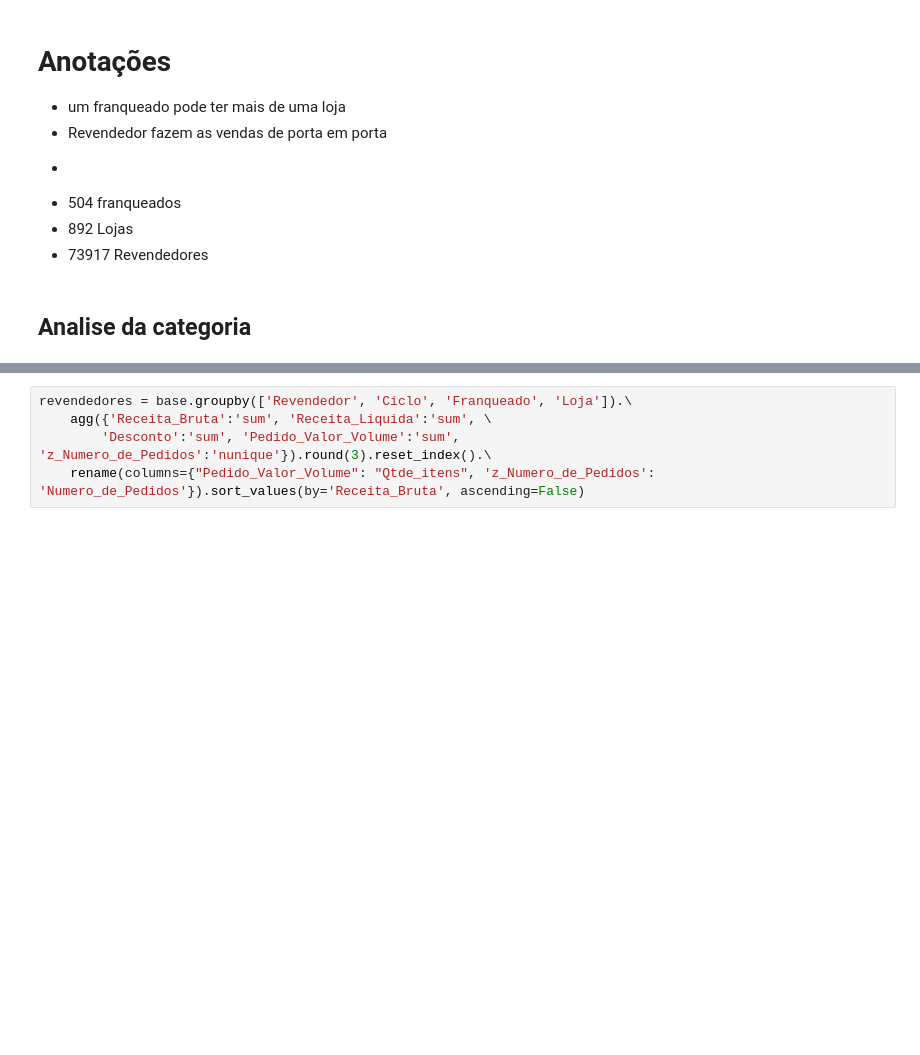
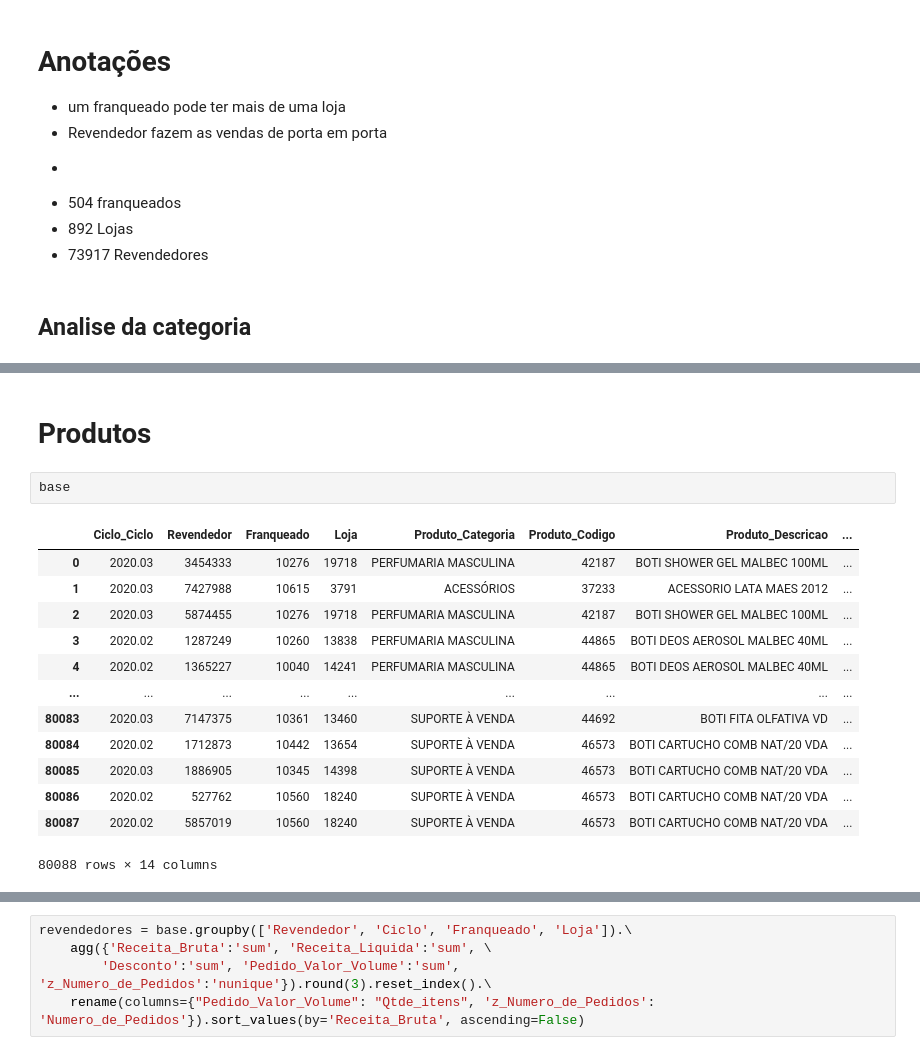
Before and after one commit to WanderScheidegger/Boticario_case, a Jupyter notebook: case_boticario.ipynb, the cells around one changed output, grey strips where cells are left out. Saved outputs shown, nothing was run; the diff lists cells and outputs as text; blank space fills up the shorter version.

```diff
--- a/case_boticario.ipynb
+++ b/case_boticario.ipynb
@@ -109,0 +169,18 @@ fig.show()
+# %% [markdown]
+# Produtos
+# %%
+base
+# %% [output]
+|  | Ciclo_Ciclo | Revendedor | Franqueado | Loja | Produto_Categoria | Produto_Codigo | Produto_Descricao | ... |
+| 0 | 2020.03 | 3454333 | 10276 | 19718 | PERFUMARIA MASCULINA | 42187 | BOTI SHOWER GEL MALBEC 100ML | ... |
+| 1 | 2020.03 | 7427988 | 10615 | 3791 | ACESSÓRIOS | 37233 | ACESSORIO LATA MAES 2012 | ... |
+| 2 | 2020.03 | 5874455 | 10276 | 19718 | PERFUMARIA MASCULINA | 42187 | BOTI SHOWER GEL MALBEC 100ML | ... |
+| 3 | 2020.02 | 1287249 | 10260 | 13838 | PERFUMARIA MASCULINA | 44865 | BOTI DEOS AEROSOL MALBEC 40ML | ... |
+| 4 | 2020.02 | 1365227 | 10040 | 14241 | PERFUMARIA MASCULINA | 44865 | BOTI DEOS AEROSOL MALBEC 40ML | ... |
+| ... | ... | ... | ... | ... | ... | ... | ... | ... |
+| 80083 | 2020.03 | 7147375 | 10361 | 13460 | SUPORTE À VENDA | 44692 | BOTI FITA OLFATIVA VD | ... |
+| 80084 | 2020.02 | 1712873 | 10442 | 13654 | SUPORTE À VENDA | 46573 | BOTI CARTUCHO COMB NAT/20 VDA | ... |
+| 80085 | 2020.03 | 1886905 | 10345 | 14398 | SUPORTE À VENDA | 46573 | BOTI CARTUCHO COMB NAT/20 VDA | ... |
+| 80086 | 2020.02 | 527762 | 10560 | 18240 | SUPORTE À VENDA | 46573 | BOTI CARTUCHO COMB NAT/20 VDA | ... |
+| 80087 | 2020.02 | 5857019 | 10560 | 18240 | SUPORTE À VENDA | 46573 | BOTI CARTUCHO COMB NAT/20 VDA | ... |
+80088 rows × 14 columns
```
Also changed, not shown: parts of 23 cells of this notebook, 1 other file.
